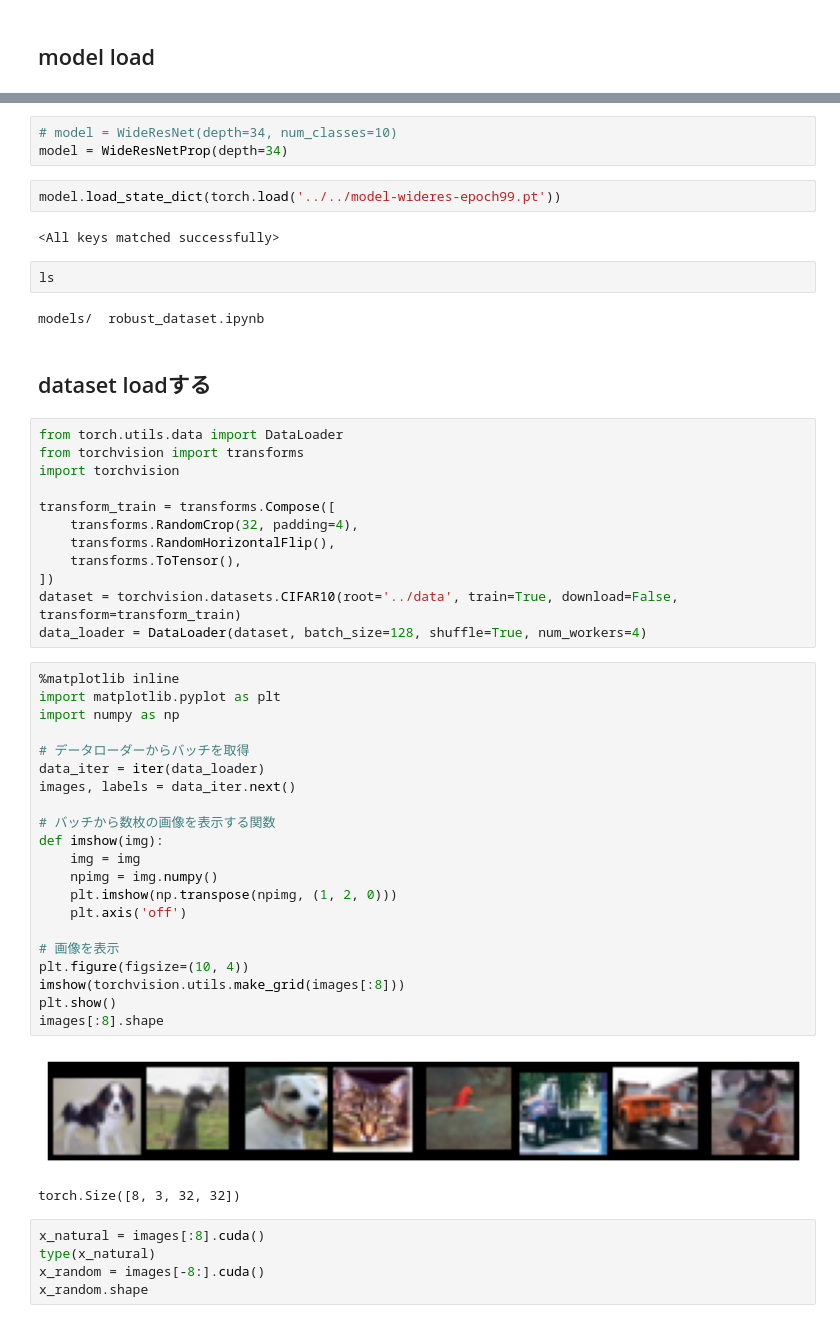
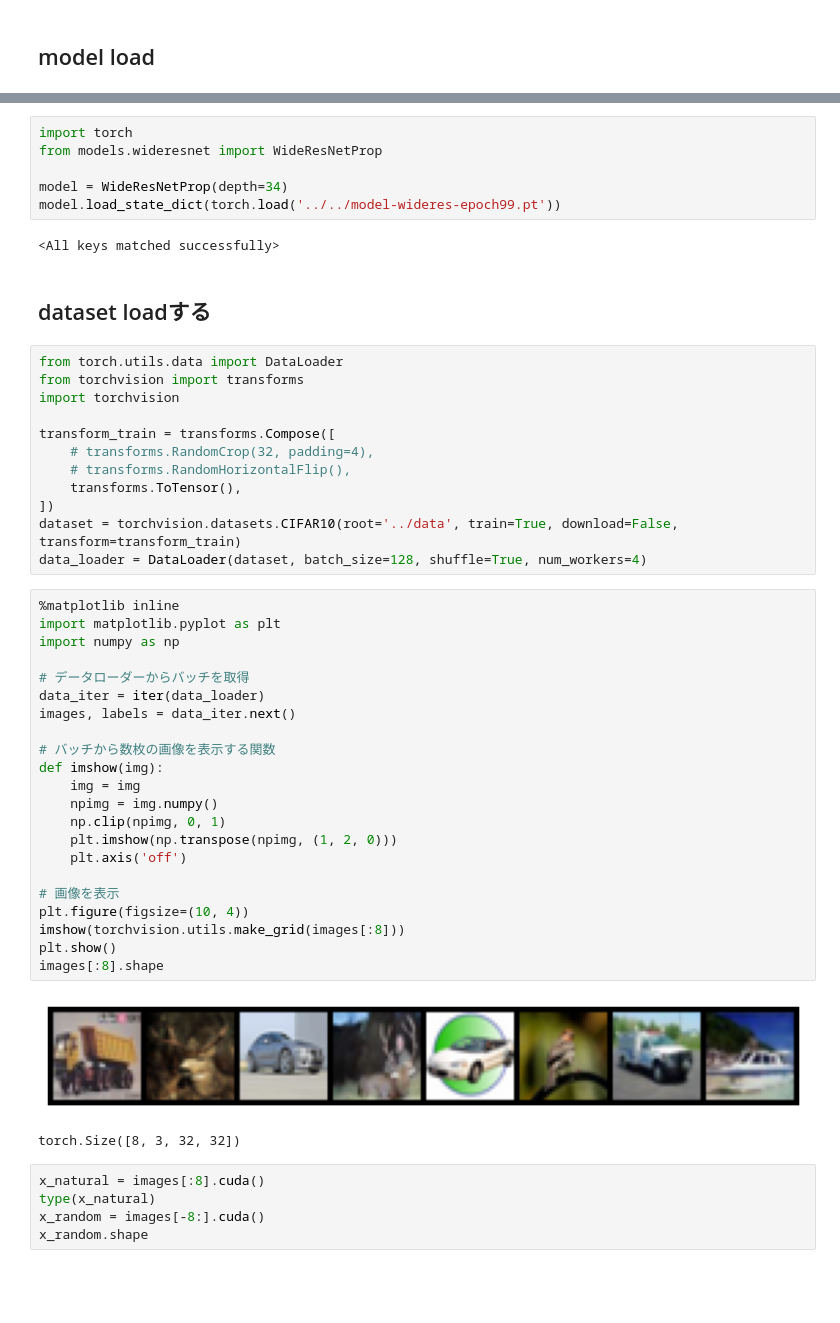
Before and after one commit to sugarl-sudo/When-Adversarial-Training-Meets-Vision-Transformers, a Jupyter notebook: notebook/robust_dataset.ipynb, the cells around one changed output, grey strips where cells are left out. Saved outputs shown, nothing was run; the diff lists cells and outputs as text; blank space fills up the shorter version.

Commit message:
robust feature dataset作成開始 (model=wideresnet)

```diff
--- a/notebook/robust_dataset.ipynb
+++ b/notebook/robust_dataset.ipynb
@@ -15,14 +7,11 @@ from models.wideresnet import WideResNetProp
-# %%
-# model = WideResNet(depth=34, num_classes=10)
-model = WideResNetProp(depth=34)
 # %%
+import torch
+from models.wideresnet import WideResNetProp
+
+model = WideResNetProp(depth=34)
 model.load_state_dict(torch.load('../../model-wideres-epoch99.pt'))
 # %% [output]
 <All keys matched successfully>
-# %%
-ls
-# %% [output]
-models/  robust_dataset.ipynb
 # %% [markdown]
 ## dataset loadする
 # %%
@@ -31,8 +20,8 @@ from torchvision import transforms
 import torchvision
 
 transform_train = transforms.Compose([
-    transforms.RandomCrop(32, padding=4),
-    transforms.RandomHorizontalFlip(),
+    # transforms.RandomCrop(32, padding=4),
+    # transforms.RandomHorizontalFlip(),
     transforms.ToTensor(),
 ])
 dataset = torchvision.datasets.CIFAR10(root='../data', train=True, download=False, transform=transform_train)
@@ -40,26 +29,27 @@ data_loader = DataLoader(dataset, batch_size=128, shuffle=True, num_workers=4)
 # %%
 %matplotlib inline
 import matplotlib.pyplot as plt
 import numpy as np
 
 # データローダーからバッチを取得
 data_iter = iter(data_loader)
 images, labels = data_iter.next()
 
 # バッチから数枚の画像を表示する関数
 def imshow(img):
     img = img
     npimg = img.numpy()
+    np.clip(npimg, 0, 1)
     plt.imshow(np.transpose(npimg, (1, 2, 0)))
     plt.axis('off')
 
 # 画像を表示
 plt.figure(figsize=(10, 4))
 imshow(torchvision.utils.make_grid(images[:8]))
 plt.show()
 images[:8].shape
 # %% [output]
-[figure, old version]
+[figure, new version]
 torch.Size([8, 3, 32, 32])
 # %%
 x_natural = images[:8].cuda()
```
Also changed, not shown: parts of 12 cells of this notebook, 2 other files.
